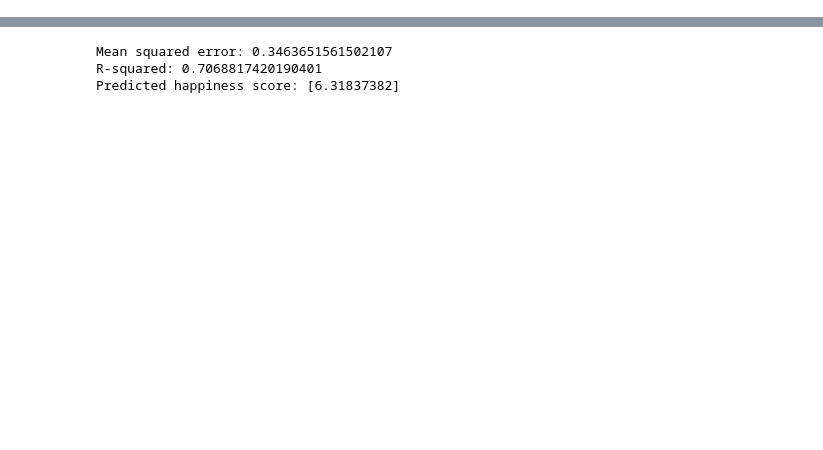
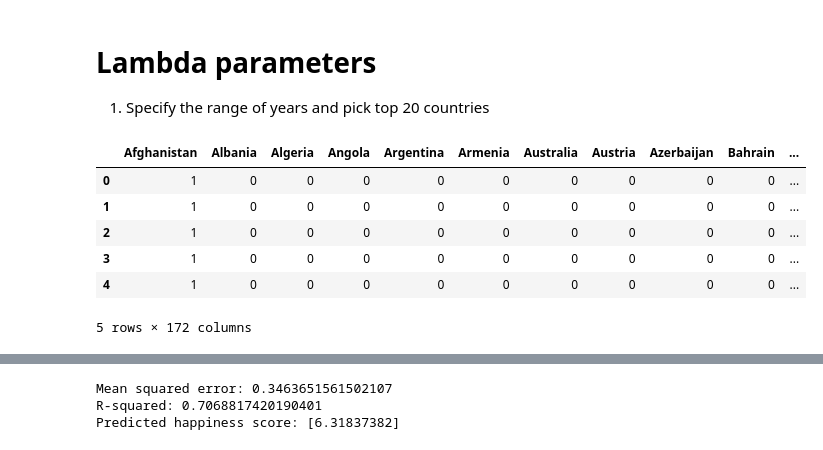
Before and after one commit to dileepadrd/project_2, a Jupyter notebook: Project2_Happyness_report.ipynb, the cells around one changed output, grey strips where cells are left out. Drawn from its saved outputs; the diff is of its cells as text; code cells hidden in the pictures; blank space fills up the shorter version.

```diff
--- a/Project2_Happyness_report.ipynb
+++ b/Project2_Happyness_report.ipynb
@@ -172,0 +218,14 @@ happiness_df = happiness_df.reset_index()
+# %%
+# Create dataframe to get mean for each country
+
+# group by country and calculate mean of each column
+grouped_df = happiness_df.groupby('Country name').mean()
+
+# sort by country
+grouped_df.sort_values(by='Happiness score', ascending=False, inplace=True)
+
+# print the top 20 aggregated dataframe
+top_20_countries_df = grouped_df.loc[:,['Happiness score']].head(20).reset_index()
+
+# Show the dataframe
+top_20_countries_df
@@ -172,0 +315,24 @@ happiness_df = happiness_df.reset_index()
+# %%
+# encode Country name column using one-hot encoding
+onehot_df = pd.get_dummies(top_20_happycountries_df['Country name'])
+
+# combine one-hot encoded features with the year column
+features_df = pd.concat([onehot_df, top_20_happycountries_df['year']], axis=1)
+
+# create a new dataframe for the years 2022 to 2025
+new_years = pd.DataFrame({'year': [2022, 2023, 2024, 2025]})
+
+# create a cartesian product of the Country names and the new years
+new_data = pd.MultiIndex.from_product([top_20_happycountries_df['Country name'].unique(), new_years['year']], names=['Country name', 'year']).to_frame(index=False)
+
+# encode Country name column using one-hot encoding
+new_onehot_df = pd.get_dummies(new_data['Country name'])
+
+# combine one-hot encoded features with the year column
+new_features_df = pd.concat([new_onehot_df, new_data['year']], axis=1)
+
+# make predictions using the trained model
+new_data['Happiness score'] = happy_xgb_model.predict(new_features_df)
+
+# print the predicted Happiness scores for the years 2022 to 2025 keichan
+new_data.groupby('Country name').mean().sort_values(by='Happiness score', ascending=False)
@@ -173,3 +358,16 @@ happiness_df = happiness_df.reset_index()
+# %% [markdown]
+# Lambda parameters
+1. Specify the range of years and pick top 20 countries
+# %%
+onehot_df.head()
+# %% [output]
+|  | Afghanistan | Albania | Algeria | Angola | Argentina | Armenia | Australia | Austria | Azerbaijan | Bahrain | ... |
+| 0 | 1 | 0 | 0 | 0 | 0 | 0 | 0 | 0 | 0 | 0 | ... |
+| 1 | 1 | 0 | 0 | 0 | 0 | 0 | 0 | 0 | 0 | 0 | ... |
+| 2 | 1 | 0 | 0 | 0 | 0 | 0 | 0 | 0 | 0 | 0 | ... |
+| 3 | 1 | 0 | 0 | 0 | 0 | 0 | 0 | 0 | 0 | 0 | ... |
+| 4 | 1 | 0 | 0 | 0 | 0 | 0 | 0 | 0 | 0 | 0 | ... |
+5 rows × 172 columns
 # %%
 # Confirm dataframe
 display(happiness_df.head())
```
Also changed, not shown: parts of 56 cells of this notebook, 5 other files.
